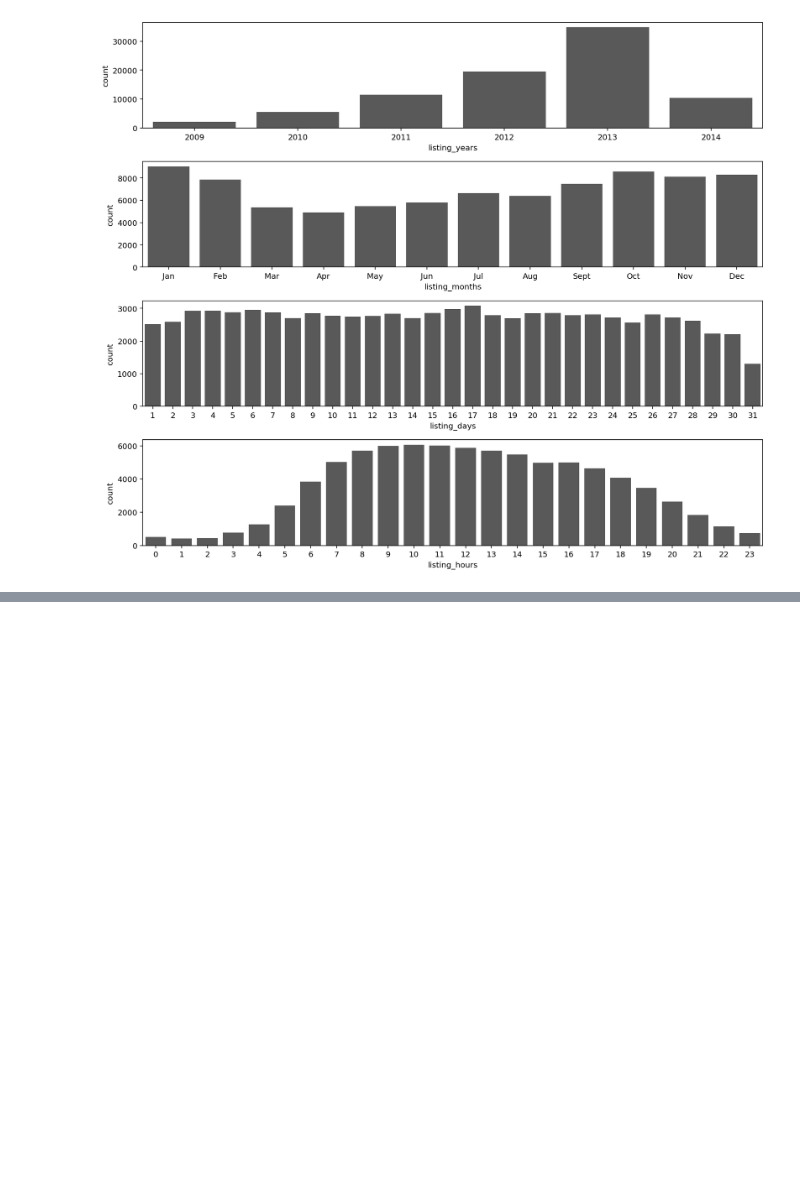
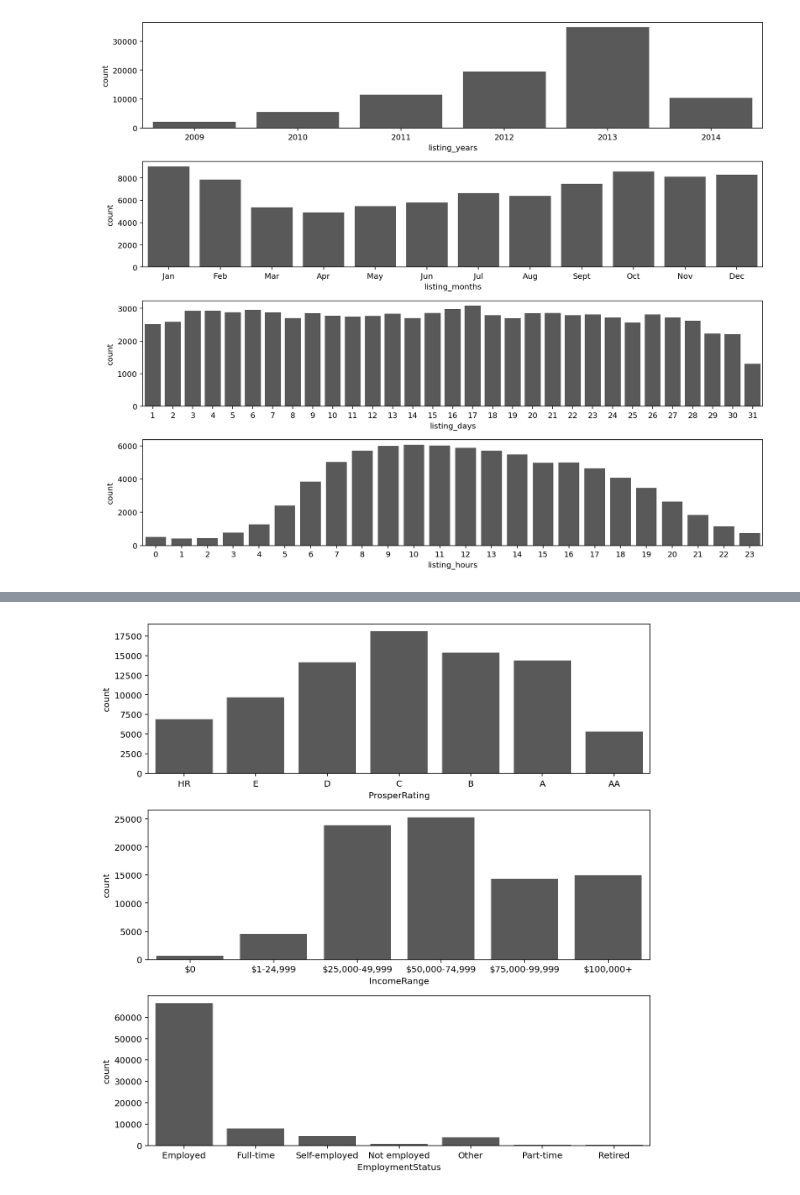
Before and after one commit to Lippins/Prosper-Loan-Data, a Jupyter notebook: exploration.ipynb, the cells around one changed output, grey strips where cells are left out. Cells and saved outputs as stored; diff of their text form; code cells hidden in the pictures; blank space fills up the shorter version.

```diff
--- a/exploration.ipynb
+++ b/exploration.ipynb
@@ -524,0 +529,10 @@ plt.tight_layout();
+# %%
+columns = ['ProsperRating', 'IncomeRange', 'EmploymentStatus']
+
+fig, ax = plt.subplots(nrows=3, figsize=(9, 9))
+
+for col, index in zip(columns, range(3)):
+    sns.countplot(data=loan_df, x=loan_df[col],color = main_color, ax= ax[index])
+plt.tight_layout();
+# %% [output]
+[figure, added]
```
Also changed, not shown: parts of 9 cells of this notebook.
